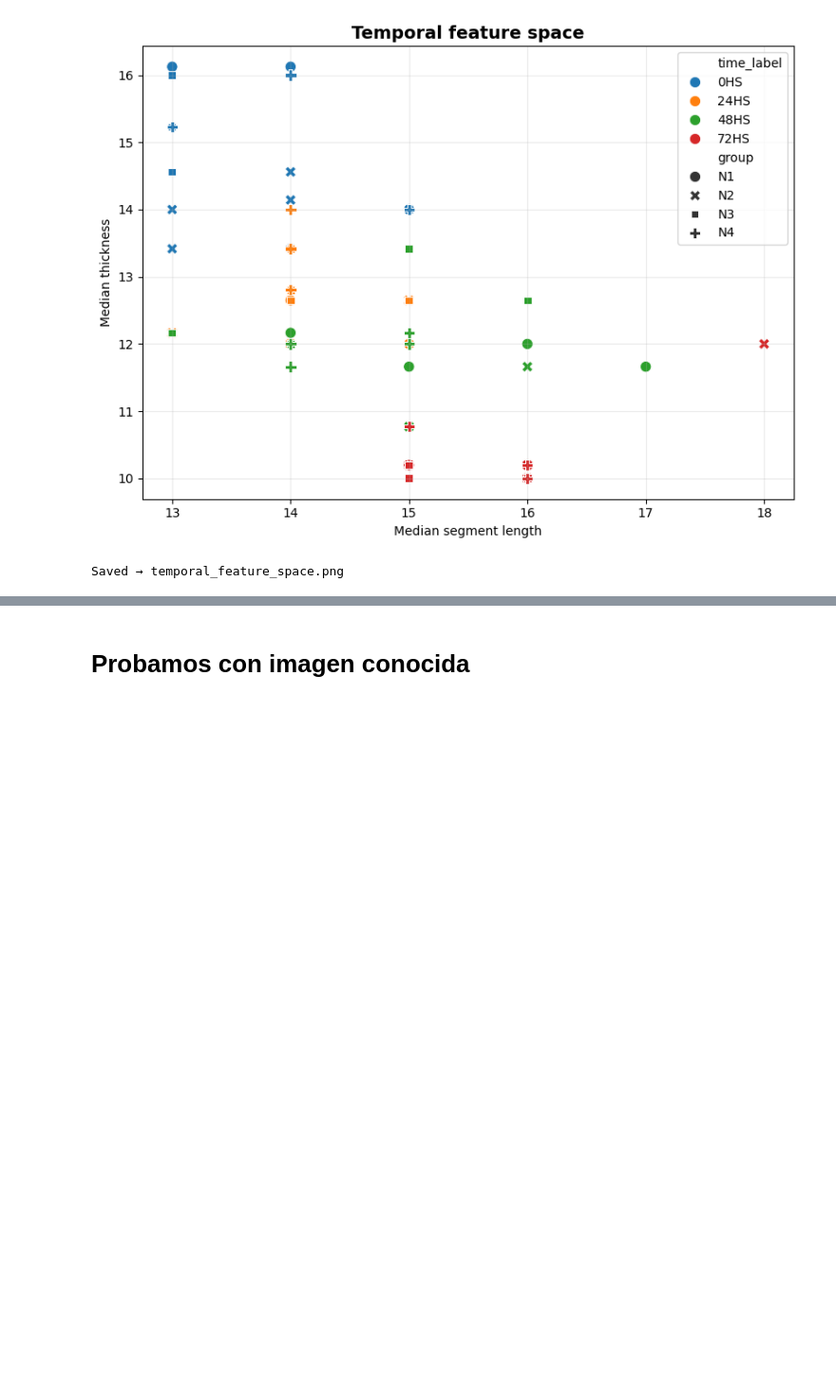
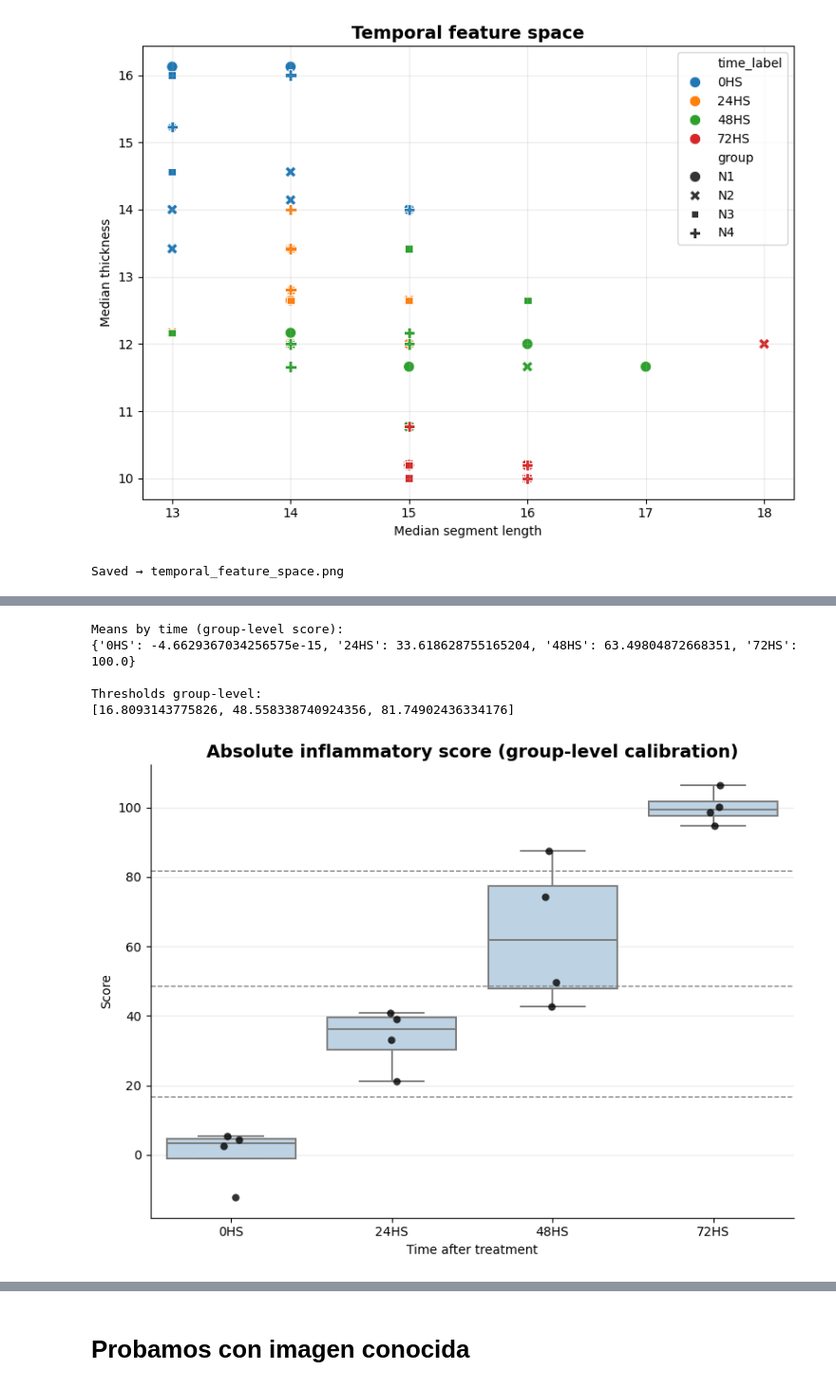
Before and after one commit to alexiagguevara/Proyecto-Final, a Jupyter notebook: main_temp.ipynb, the cells around one changed output, grey strips where cells are left out. Shown at 95% size. Saved outputs shown, nothing was run; the diff lists cells and outputs as text; code cells hidden in the pictures; blank space fills up the shorter version.

```diff
--- a/main_temp.ipynb
+++ b/main_temp.ipynb
@@ -203,0 +275,8 @@ Saved → temporal_feature_space.png
+# %%
+anchors_group = pipeline_temp.get_population_anchors(
+    df_temporal_group,
+    thickness_col="median_thickness",
+    segment_col="median_segment_length"
+)
+
+print(anchors_group)
@@ -203,0 +376,58 @@ Saved → temporal_feature_space.png
+# %%
+threshold_info_group = pipeline_temp.get_category_thresholds_from_data(
+    df_temporal_group_scored,
+    score_col="absolute_inflammatory_score"
+)
+
+print("Means by time (group-level score):")
+print(threshold_info_group["means_by_time"])
+
+print("\nThresholds group-level:")
+print(threshold_info_group["thresholds"])
+# %% [output]
+Means by time (group-level score):
+{'0HS': -4.6629367034256575e-15, '24HS': 33.618628755165204, '48HS': 63.49804872668351, '72HS': 100.0}
+
+Thresholds group-level:
+[16.8093143775826, 48.558338740924356, 81.74902436334176]
+# %%
+import matplotlib.pyplot as plt
+import seaborn as sns
+
+thresholds_group = threshold_info_group["thresholds"]
+
+plt.figure(figsize=(8, 6))
+
+sns.boxplot(
+    data=df_temporal_group_scored,
+    x="time_label",
+    y="absolute_inflammatory_score",
+    order=["0HS", "24HS", "48HS", "72HS"],
+    color="#B7D3E9",
+    fliersize=0,
+    linewidth=1.4
+)
+
+sns.stripplot(
+    data=df_temporal_group_scored,
+    x="time_label",
+    y="absolute_inflammatory_score",
+    order=["0HS", "24HS", "48HS", "72HS"],
+    color="black",
+    alpha=0.8,
+    size=6,
+    jitter=0.05
+)
+
+for thr in thresholds_group:
+    plt.axhline(thr, color="gray", linestyle="--", linewidth=1)
+
+plt.title("Absolute inflammatory score (group-level calibration)", fontsize=14, fontweight="bold")
+plt.xlabel("Time after treatment")
+plt.ylabel("Score")
+plt.grid(True, axis="y", alpha=0.25)
+sns.despine()
+plt.tight_layout()
+plt.show()
+# %% [output]
+[figure, added]
```
Also changed, not shown: parts of 99 cells of this notebook, 3 other files.
